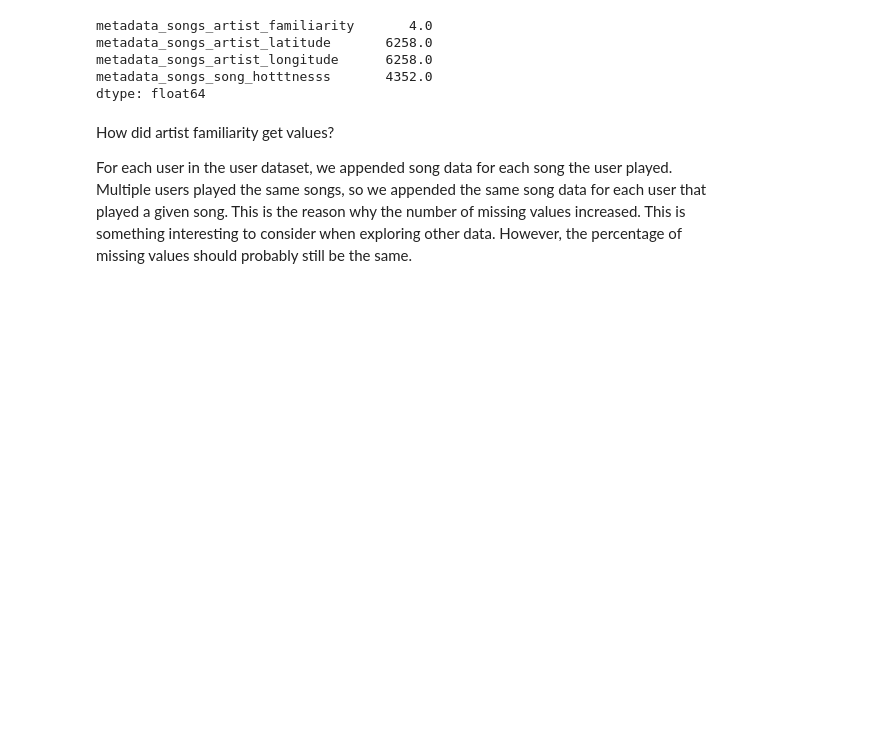
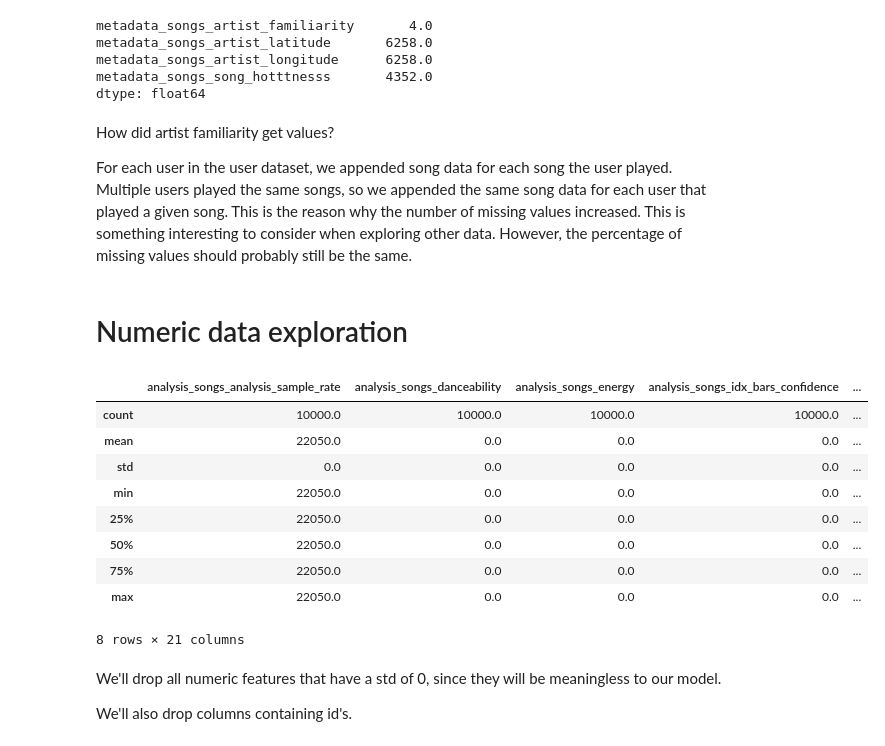
Before and after one commit to skhatri-28/Song-Recommendation-System-Project, a Jupyter notebook: notebooks/preprocessing.ipynb, the cells around one changed output. Cells and saved outputs as stored; diff of their text form; code cells hidden in the pictures; blank space fills up the shorter version.

Commit message:
data exploration

```diff
--- a/notebooks/preprocessing.ipynb
+++ b/notebooks/preprocessing.ipynb
@@ -33,0 +63,21 @@ For each user in the user dataset, we appended song data for each song the user
+# %% [markdown]
+# Numeric data exploration
+# %%
+# find numerical features with std of 0
+num_feat_std0 = list(df_num.describe().loc['std'].where(lambda x : x <= 0).dropna().index)
+df_num.describe()[num_feat_std0]
+# %% [output]
+|  | analysis_songs_analysis_sample_rate | analysis_songs_danceability | analysis_songs_energy | analysis_songs_idx_bars_confidence | ... |
+| count | 10000.0 | 10000.0 | 10000.0 | 10000.0 | ... |
+| mean | 22050.0 | 0.0 | 0.0 | 0.0 | ... |
+| std | 0.0 | 0.0 | 0.0 | 0.0 | ... |
+| min | 22050.0 | 0.0 | 0.0 | 0.0 | ... |
+| 25% | 22050.0 | 0.0 | 0.0 | 0.0 | ... |
+| 50% | 22050.0 | 0.0 | 0.0 | 0.0 | ... |
+| 75% | 22050.0 | 0.0 | 0.0 | 0.0 | ... |
+| max | 22050.0 | 0.0 | 0.0 | 0.0 | ... |
+8 rows × 21 columns
+# %% [markdown]
+We'll drop all numeric features that have a std of 0, since they will be meaningless to our model.
+
+We'll also drop columns containing id's.
```
Also changed, not shown: parts of 33 cells of this notebook.
